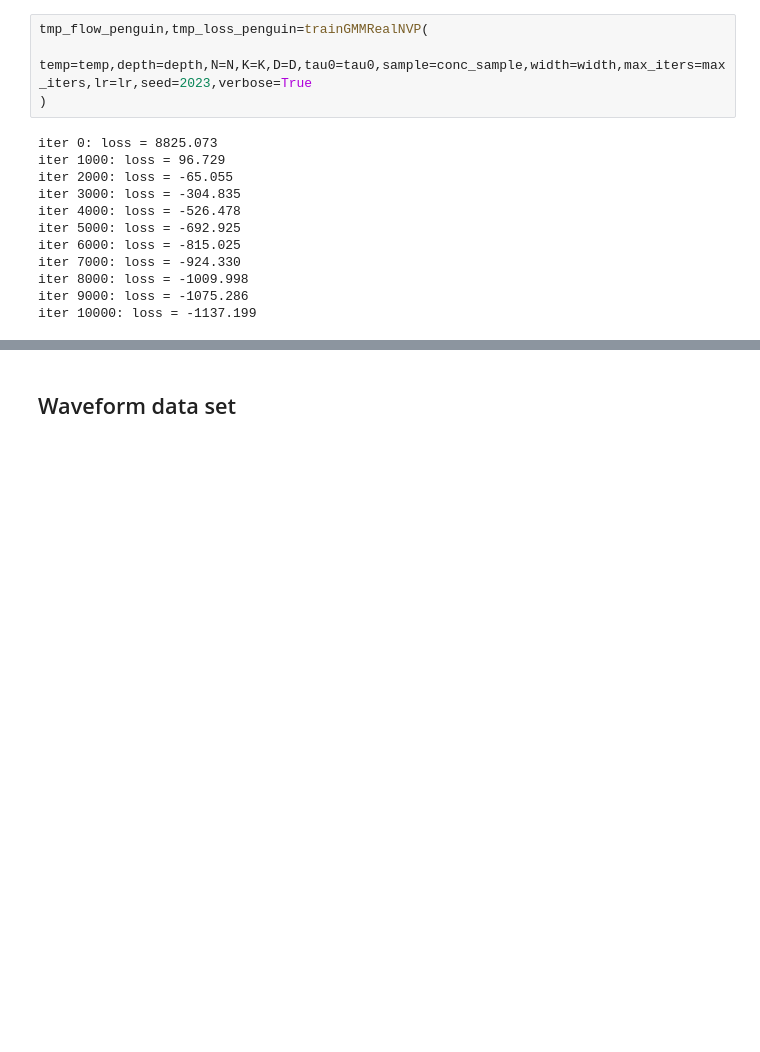
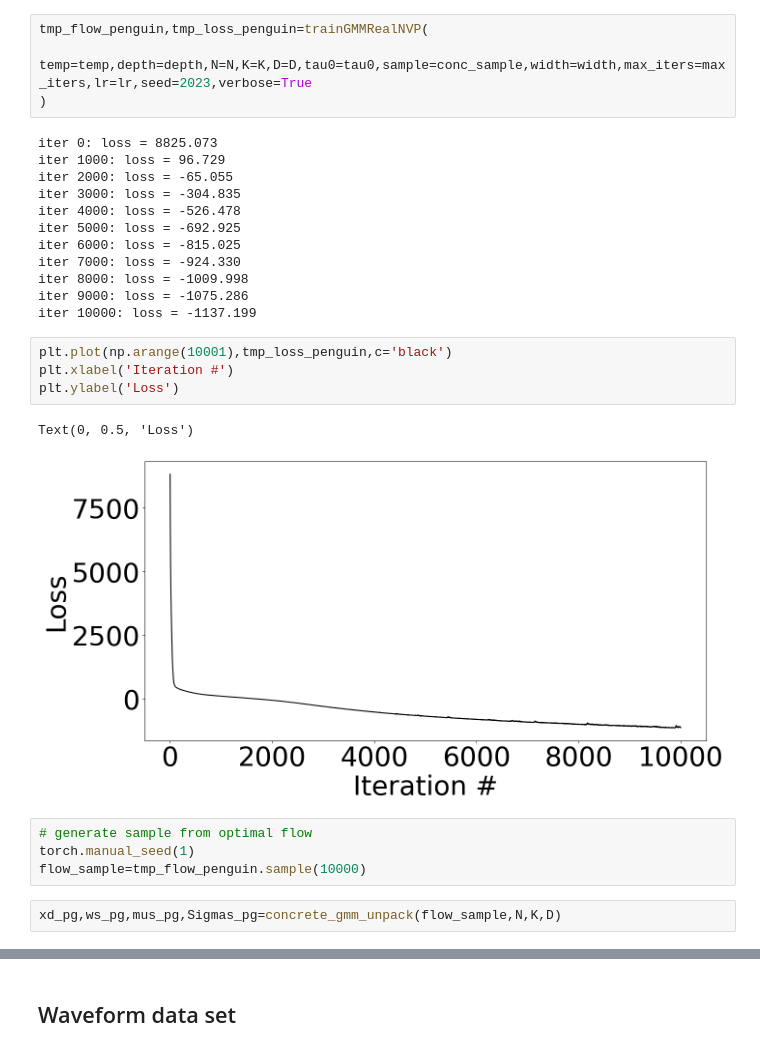
Before and after one commit to giankdiluvi/madmix, a Jupyter notebook: examples/GMM/GaussianMixtureModel.ipynb, the cells around one changed output, grey strips where cells are left out. Saved outputs shown, nothing was run; the diff lists cells and outputs as text; blank space fills up the shorter version.

```diff
--- a/examples/GMM/GaussianMixtureModel.ipynb
+++ b/examples/GMM/GaussianMixtureModel.ipynb
@@ -232,3 +232,16 @@ iter 7000: loss = -924.330
 iter 8000: loss = -1009.998
 iter 9000: loss = -1075.286
 iter 10000: loss = -1137.199
+# %%
+plt.plot(np.arange(10001),tmp_loss_penguin,c='black')
+plt.xlabel('Iteration #')
+plt.ylabel('Loss')
+# %% [output]
+Text(0, 0.5, 'Loss')
+[figure, added]
+# %%
+# generate sample from optimal flow
+torch.manual_seed(1)
+flow_sample=tmp_flow_penguin.sample(10000)
+# %%
+xd_pg,ws_pg,mus_pg,Sigmas_pg=concrete_gmm_unpack(flow_sample,N,K,D)
```
Also changed, not shown: parts of 6 cells of this notebook.
